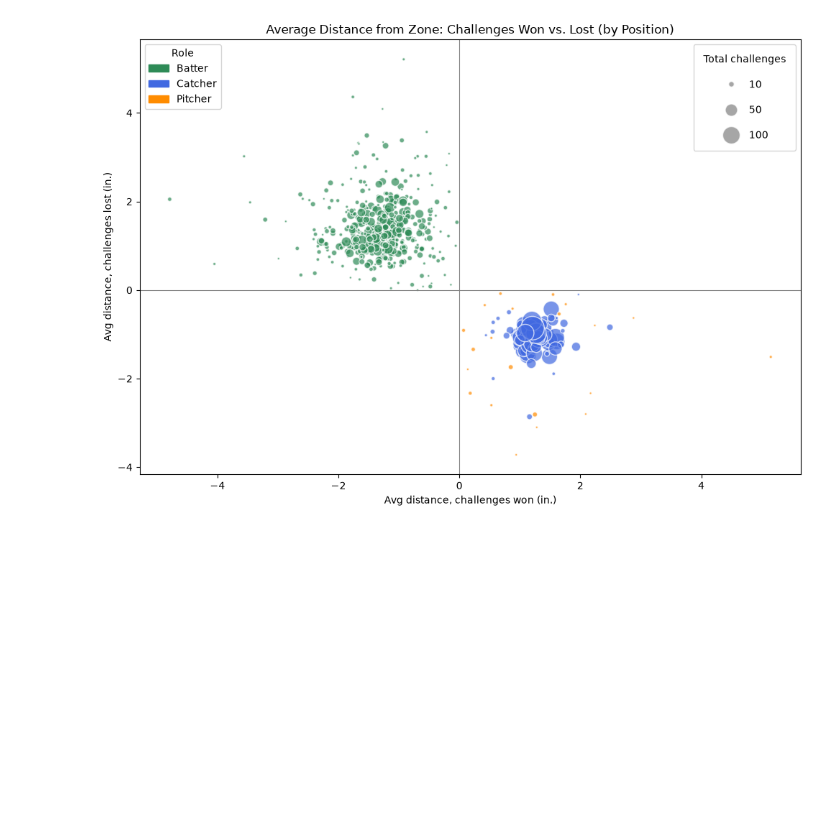
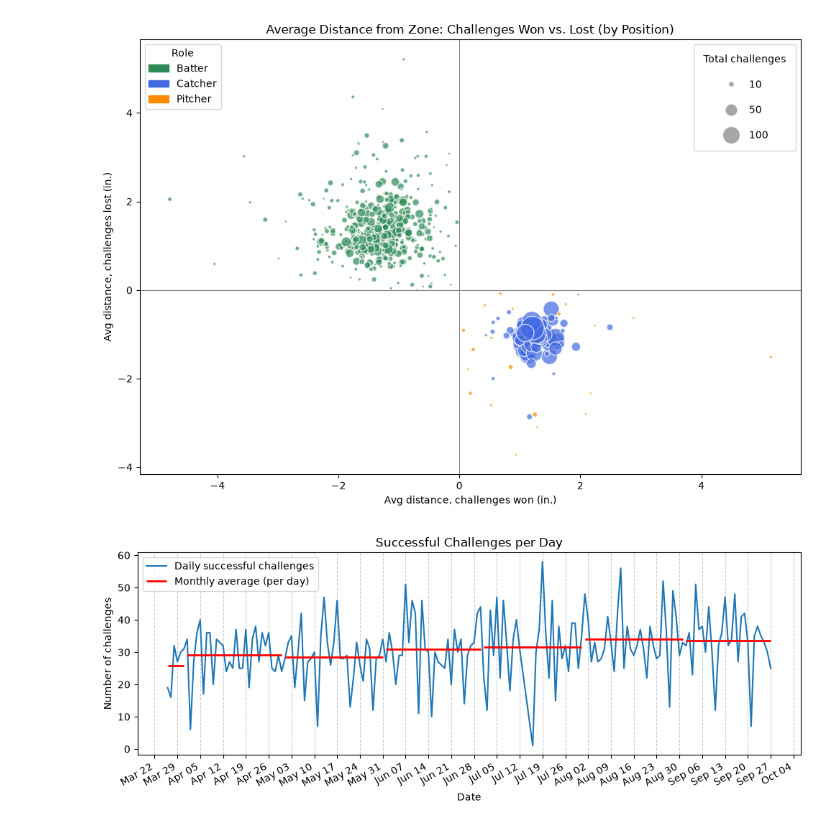
Before and after one commit to statzenthusiast921/ABS_Challenges, a Jupyter notebook: scripts/ABS EDA 10.17.26.ipynb, the cells around one changed output. Saved outputs shown, nothing was run; the diff lists cells and outputs as text; code cells hidden in the pictures; blank space fills up the shorter version.

```diff
--- a/scripts/ABS EDA 10.17.26.ipynb
+++ b/scripts/ABS EDA 10.17.26.ipynb
@@ -406,0 +522,4 @@ plt.show()
+# %%
+plot_challenge_timeline(df, result = True)
+# %% [output]
+[figure, added]
```
Also changed, not shown: parts of 9 cells of this notebook.
